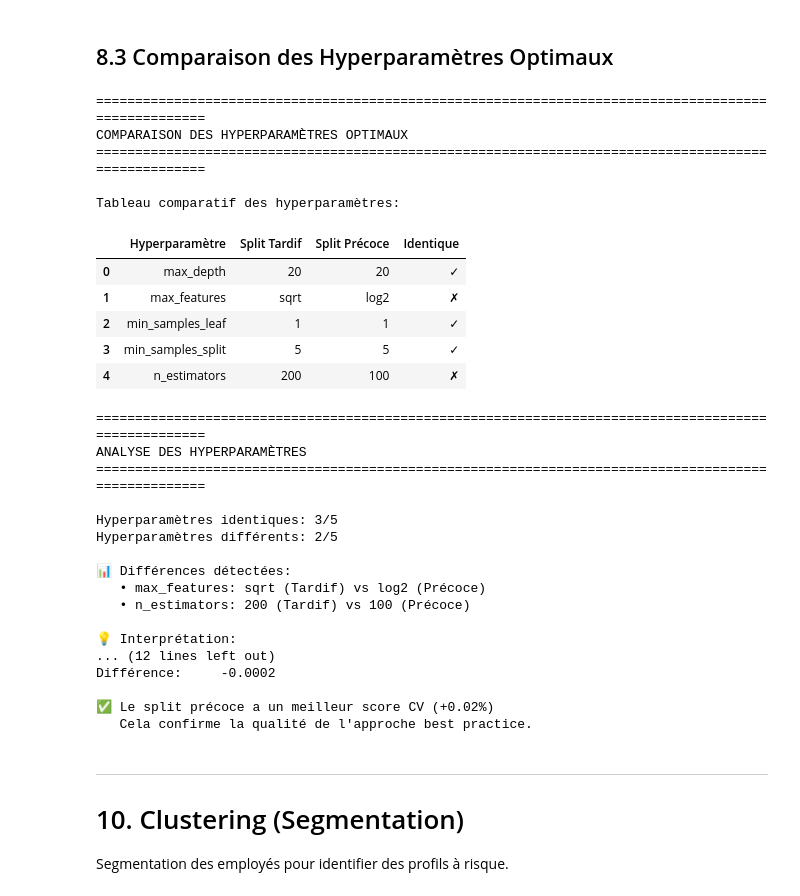
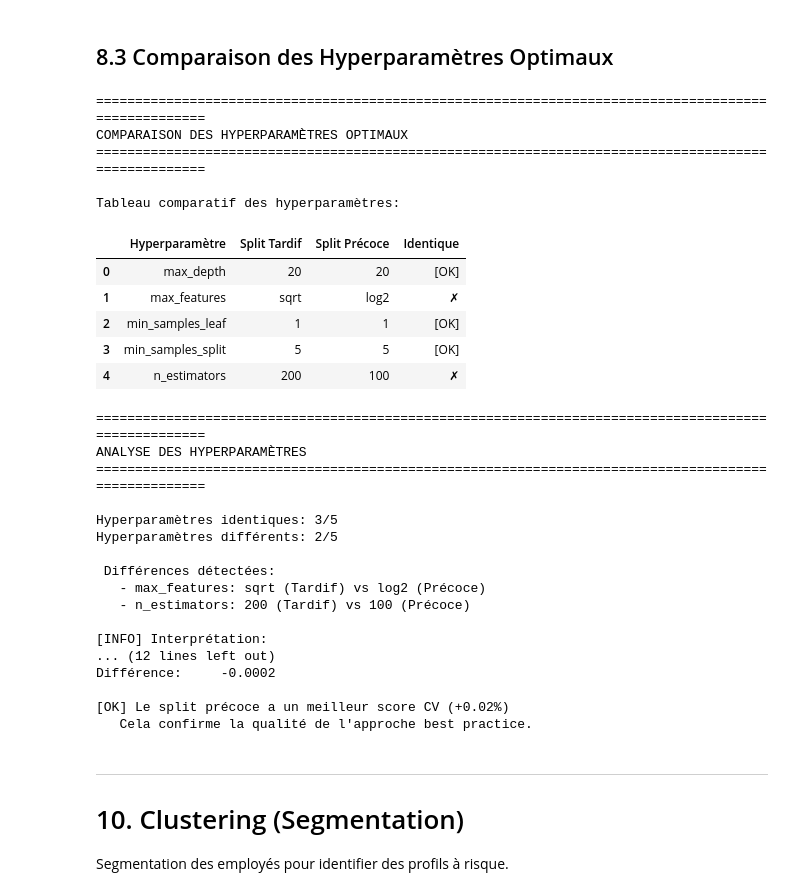
Before and after one commit to Zein-R/HumanForYou-Solution, a Jupyter notebook: Employee_Attrition_Analysis.ipynb, the cells around one changed output. Saved outputs shown, nothing was run; the diff lists cells and outputs as text; code cells hidden in the pictures.

```diff
--- a/Employee_Attrition_Analysis.ipynb
+++ b/Employee_Attrition_Analysis.ipynb
@@ -3839,7 +3839,7 @@ if len(results_split_tardif) > 0 and 'comparison_df' in locals():
                         cbar_kws={'label': 'Différence (%)'}, linewidths=0.5, ax=ax)
 
             ax.set_title('Différences de Performance: Split Tardif - Split Précoce\n' +
-                         '(Valeurs positives = Split Tardif meilleur → Data Leakage potentiel)',
+                         '(Valeurs positives = Split Tardif meilleur -> Data Leakage potentiel)',
                          fontsize=13, fontweight='bold', pad=15)
             ax.set_xlabel('Métriques', fontsize=12, fontweight='bold')
             ax.set_ylabel('Modèles', fontsize=12, fontweight='bold')
@@ -3847,16 +3847,16 @@ if len(results_split_tardif) > 0 and 'comparison_df' in locals():
             plt.tight_layout()
             plt.show()
 
-            print("\n📊 Interprétation de la heatmap:")
-            print("   🔴 Rouge: Split tardif significativement meilleur → DATA LEAKAGE probable")
-            print("   🟡 Jaune: Différence faible → Pas de leakage majeur")
-            print("   🟢 Vert:  Split précoce meilleur → Best practice validée")
+            print("\n Interprétation de la heatmap:")
+            print("   🔴 Rouge: Split tardif significativement meilleur -> DATA LEAKAGE probable")
+            print("   🟡 Jaune: Différence faible -> Pas de leakage majeur")
+            print("   🟢 Vert:  Split précoce meilleur -> Best practice validée")
         else:
-            print("⚠️ Heatmap vide: Aucune donnée valide à afficher")
+            print("[ATTENTION] Heatmap vide: Aucune donnée valide à afficher")
     else:
-        print("⚠️ Colonnes de différences manquantes")
+        print("[ATTENTION] Colonnes de différences manquantes")
 else:
-    print("⚠️ Heatmap impossible: données manquantes")
+    print("[ATTENTION] Heatmap impossible: données manquantes")
 # %% [output]
 ================================================================================
 VISUALISATION 2: HEATMAP DES DIFFÉRENCES (Split Tardif - Split Précoce)
@@ -5194,7 +5194,7 @@ params_comparison = pd.DataFrame({
 
 # Ajouter une colonne pour indiquer les différences
 params_comparison['Identique'] = params_comparison.apply(
-    lambda row: '✓' if row['Split Tardif'] == row['Split Précoce'] else '✗',
+    lambda row: '[OK]' if row['Split Tardif'] == row['Split Précoce'] else '✗',
     axis=1
 )
 
@@ -5202,7 +5202,7 @@ print("\nTableau comparatif des hyperparamètres:")
 display(params_comparison)
 
 # Comptage des différences
-nb_identiques = sum(params_comparison['Identique'] == '✓')
+nb_identiques = sum(params_comparison['Identique'] == '[OK]')
 nb_differences = sum(params_comparison['Identique'] == '✗')
 
 print("\n" + "=" * 100)
@@ -5212,47 +5212,47 @@ print(f"\nHyperparamètres identiques: {nb_identiques}/{len(params_comparison)}"
 print(f"Hyperparamètres différents: {nb_differences}/{len(params_comparison)}")
 
 if nb_differences > 0:
-    print("\n📊 Différences détectées:")
+    print("\n Différences détectées:")
     for idx, row in params_comparison[params_comparison['Identique'] == '✗'].iterrows():
-        print(f"   • {row['Hyperparamètre']}: {row['Split Tardif']} (Tardif) vs {row['Split Précoce']} (Précoce)")
+        print(f"   - {row['Hyperparamètre']}: {row['Split Tardif']} (Tardif) vs {row['Split Précoce']} (Précoce)")
 
-    print("\n💡 Interprétation:")
+    print("\n[INFO] Interprétation:")
     print("   Les hyperparamètres optimaux diffèrent entre les deux approches.")
     print("   Cela peut indiquer que:")
     print("   1. Les distributions des données d'entraînement sont légèrement différentes")
     print("   2. Le data leakage a influencé la recherche d'hyperparamètres (si split tardif)")
     print("   3. L'espace de recherche des hyperparamètres a conduit à des optimums locaux différents")
 else:
-    print("\n✅ Les deux approches ont convergé vers les mêmes hyperparamètres optimaux!")
+    print("\n[OK] Les deux approches ont convergé vers les mêmes hyperparamètres optimaux!")
     print("   Cela suggère que la structure des données est similaire dans les deux cas.")
 
 # Affichage des scores de validation croisée
 print("\n" + "=" * 100)
 print("SCORES DE VALIDATION CROISÉE (F1)")
 print("=" * 100)
 print(f"\nSplit Tardif:   {grid_search.best_score_:.4f}")
 print(f"Split Précoce:  {grid_search_bp.best_score_:.4f}")
 print(f"Différence:     {(grid_search.best_score_ - grid_search_bp.best_score_):+.4f}")
 
 if grid_search.best_score_ > grid_search_bp.best_score_:
     diff_pct = ((grid_search.best_score_ - grid_search_bp.best_score_) / grid_search_bp.best_score_) * 100
-    print(f"\n⚠️ Le split tardif a un meilleur score CV ({diff_pct:+.2f}%)")
+    print(f"\n[ATTENTION] Le split tardif a un meilleur score CV ({diff_pct:+.2f}%)")
     print("   Cela peut être dû au data leakage pendant la validation croisée.")
 else:
     diff_pct = ((grid_search_bp.best_score_ - grid_search.best_score_) / grid_search.best_score_) * 100
-    print(f"\n✅ Le split précoce a un meilleur score CV ({diff_pct:+.2f}%)")
+    print(f"\n[OK] Le split précoce a un meilleur score CV ({diff_pct:+.2f}%)")
     print("   Cela confirme la qualité de l'approche best practice.")
 # %% [output]
 ====================================================================================================
 COMPARAISON DES HYPERPARAMÈTRES OPTIMAUX
 ====================================================================================================
 
 Tableau comparatif des hyperparamètres:
 |  | Hyperparamètre | Split Tardif | Split Précoce | Identique |
-| 0 | max_depth | 20 | 20 | ✓ |
+| 0 | max_depth | 20 | 20 | [OK] |
 | 1 | max_features | sqrt | log2 | ✗ |
-| 2 | min_samples_leaf | 1 | 1 | ✓ |
-| 3 | min_samples_split | 5 | 5 | ✓ |
+| 2 | min_samples_leaf | 1 | 1 | [OK] |
+| 3 | min_samples_split | 5 | 5 | [OK] |
 | 4 | n_estimators | 200 | 100 | ✗ |
 ====================================================================================================
 ANALYSE DES HYPERPARAMÈTRES
@@ -5261,15 +5261,15 @@ ANALYSE DES HYPERPARAMÈTRES
 Hyperparamètres identiques: 3/5
 Hyperparamètres différents: 2/5
 
-📊 Différences détectées:
-   • max_features: sqrt (Tardif) vs log2 (Précoce)
-   • n_estimators: 200 (Tardif) vs 100 (Précoce)
+ Différences détectées:
+   - max_features: sqrt (Tardif) vs log2 (Précoce)
+   - n_estimators: 200 (Tardif) vs 100 (Précoce)
 
-💡 Interprétation:
+[INFO] Interprétation:
 ... (12 lines left out)
 Différence:     -0.0002
 
-✅ Le split précoce a un meilleur score CV (+0.02%)
+[OK] Le split précoce a un meilleur score CV (+0.02%)
    Cela confirme la qualité de l'approche best practice.
 # %% [markdown]
 ---
```
Also changed, not shown: parts of 61 cells of this notebook, 2 other files.
